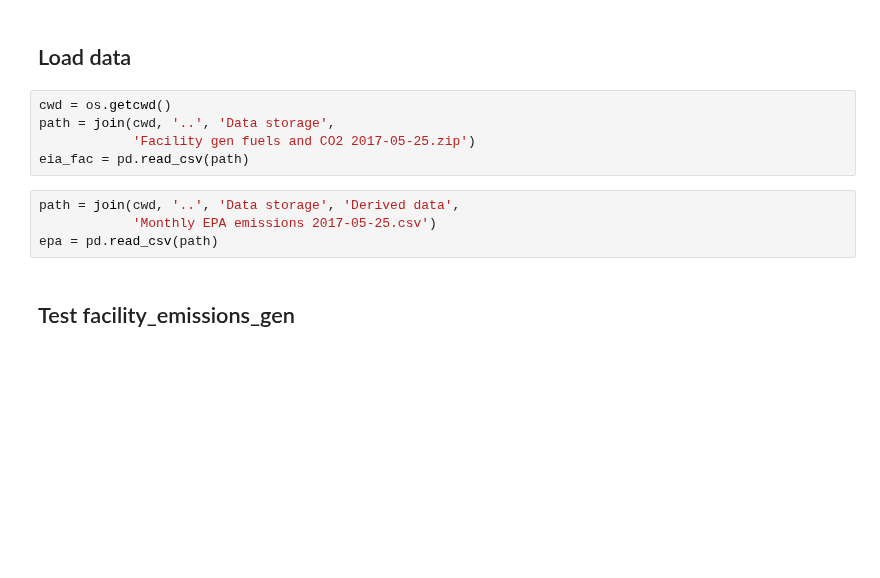
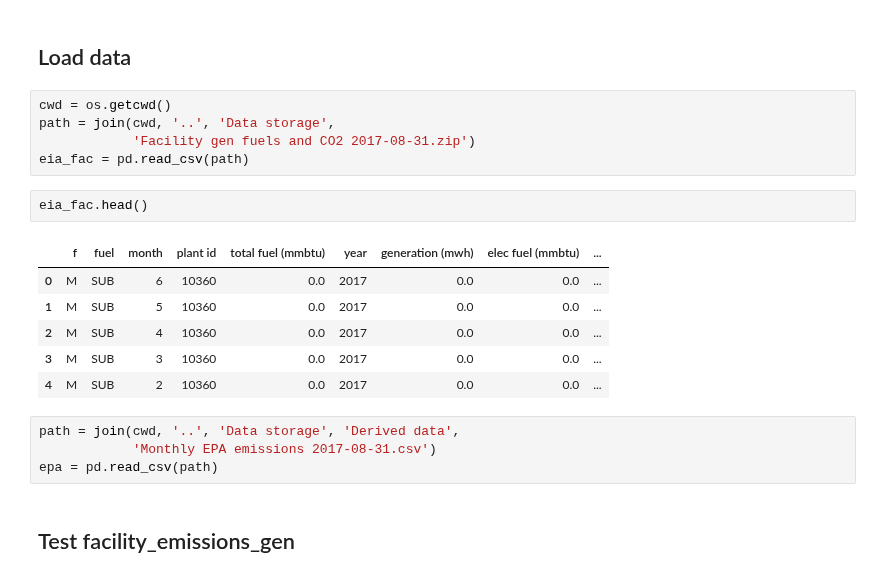
Before and after one commit to gschivley/carbon-index, a Jupyter notebook: Notebooks/Test functions.ipynb, the cells around one changed output. Cells and saved outputs as stored; diff of their text form; blank space fills up the shorter version.

```diff
--- a/Notebooks/Test functions.ipynb
+++ b/Notebooks/Test functions.ipynb
@@ -30,11 +30,20 @@ from util.utils import rename_cols
 # %%
 cwd = os.getcwd()
 path = join(cwd, '..', 'Data storage',
-            'Facility gen fuels and CO2 2017-05-25.zip')
+            'Facility gen fuels and CO2 2017-08-31.zip')
 eia_fac = pd.read_csv(path)
+# %%
+eia_fac.head()
+# %% [output]
+|  | f | fuel | month | plant id | total fuel (mmbtu) | year | generation (mwh) | elec fuel (mmbtu) | ... |
+| 0 | M | SUB | 6 | 10360 | 0.0 | 2017 | 0.0 | 0.0 | ... |
+| 1 | M | SUB | 5 | 10360 | 0.0 | 2017 | 0.0 | 0.0 | ... |
+| 2 | M | SUB | 4 | 10360 | 0.0 | 2017 | 0.0 | 0.0 | ... |
+| 3 | M | SUB | 3 | 10360 | 0.0 | 2017 | 0.0 | 0.0 | ... |
+| 4 | M | SUB | 2 | 10360 | 0.0 | 2017 | 0.0 | 0.0 | ... |
 # %%
 path = join(cwd, '..', 'Data storage', 'Derived data',
-            'Monthly EPA emissions 2017-05-25.csv')
+            'Monthly EPA emissions 2017-08-31.csv')
 epa = pd.read_csv(path)
 # %% [markdown]
 ## Test facility_emissions_gen
```
Also changed, not shown: parts of 24 cells of this notebook.
